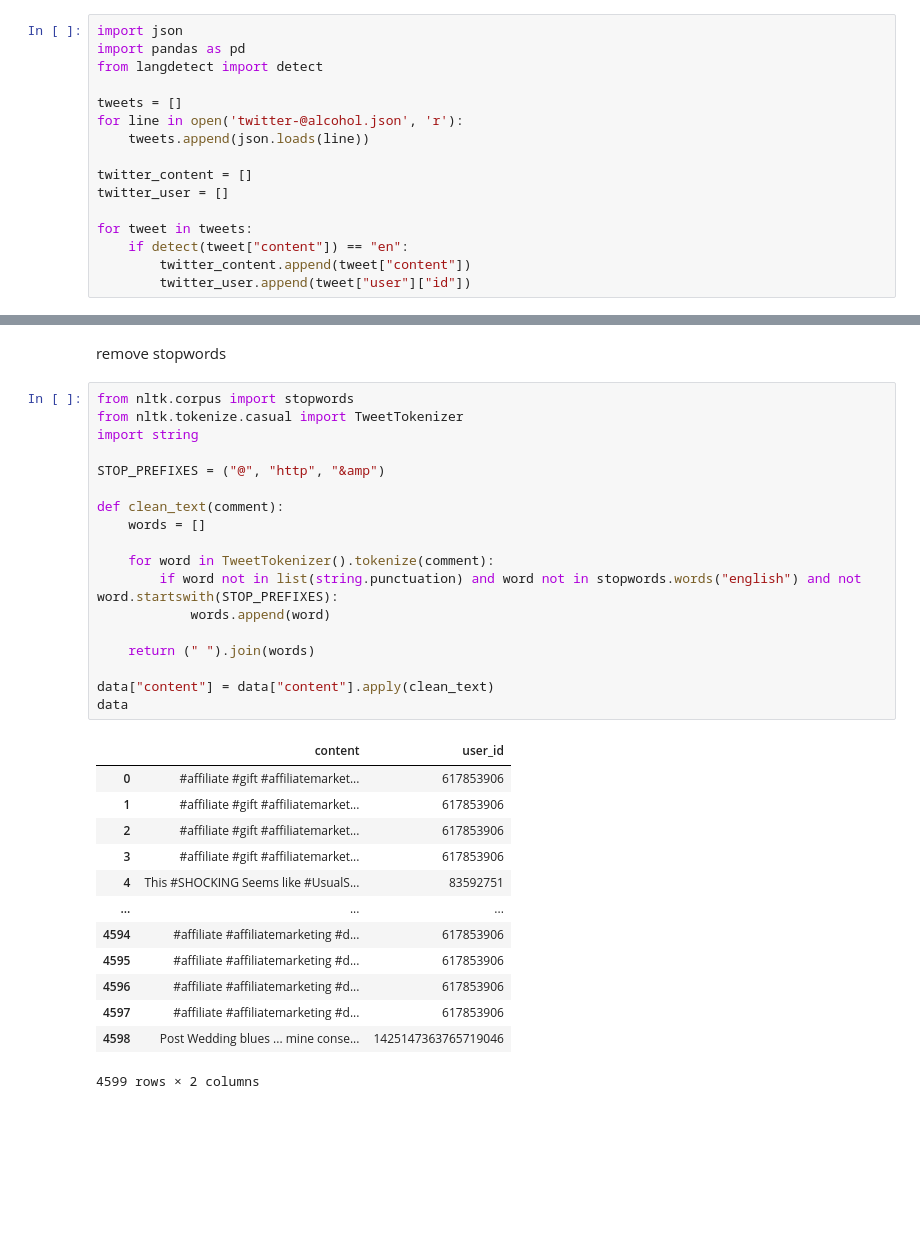
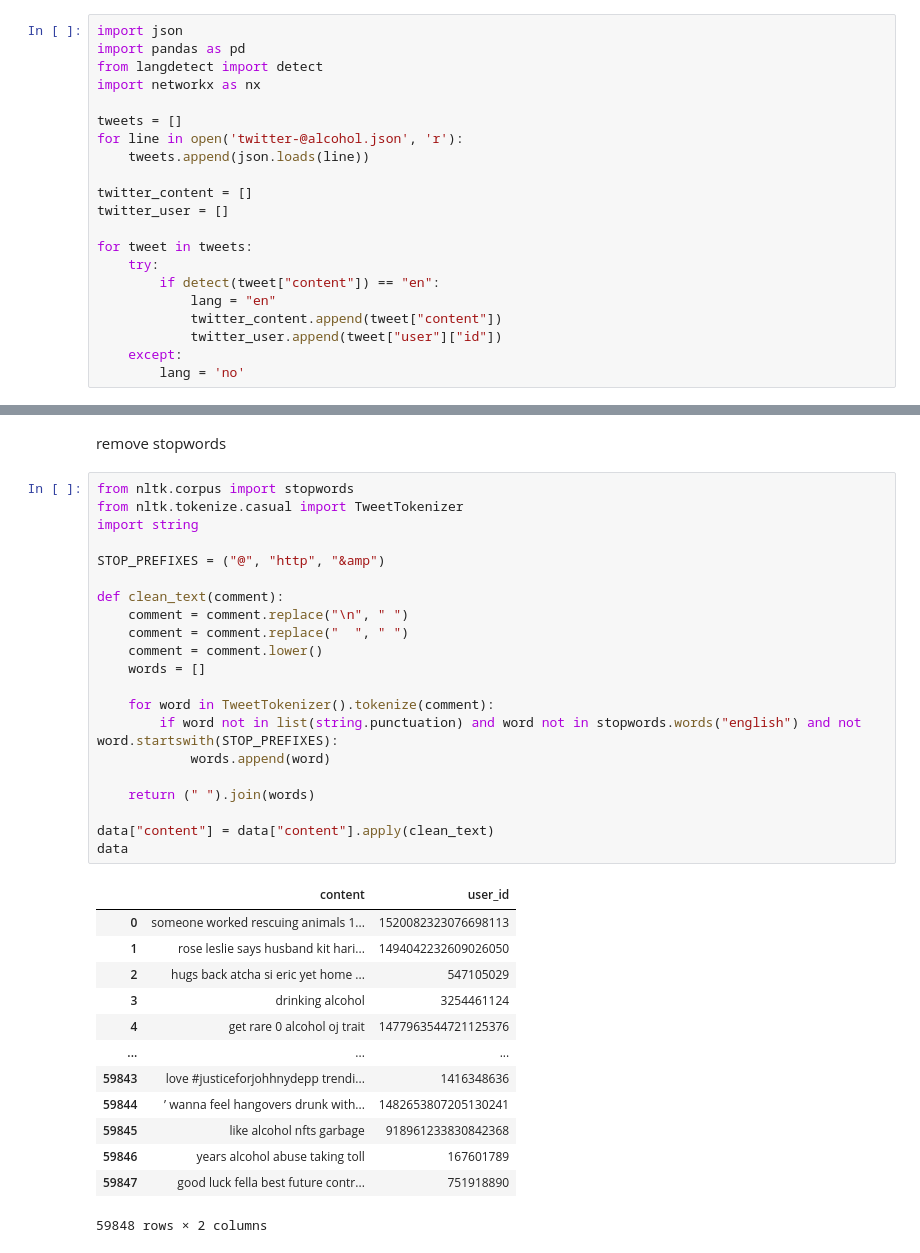
Before and after one commit to Coco-Jiachen-Yu/replication-materials-Coco-Jiachen-Yu, a Jupyter notebook: Analysis_Twitter.ipynb, the cells around one changed output, grey strips where cells are left out. Saved outputs shown, nothing was run; the diff lists cells and outputs as text; blank space fills up the shorter version.

```diff
--- a/Analysis_Twitter.ipynb
+++ b/Analysis_Twitter.ipynb
@@ -4,6 +4,7 @@
 import json
 import pandas as pd
 from langdetect import detect
+import networkx as nx
 
 tweets = []
 for line in open('twitter-@alcohol.json', 'r'):
@@ -13,9 +14,13 @@ twitter_content = []
 twitter_user = []
 
 for tweet in tweets:
-    if detect(tweet["content"]) == "en":
-        twitter_content.append(tweet["content"])
-        twitter_user.append(tweet["user"]["id"])
+    try:
+        if detect(tweet["content"]) == "en":
+            lang = "en"
+            twitter_content.append(tweet["content"])
+            twitter_user.append(tweet["user"]["id"])
+    except:
+        lang = 'no'
 # %%
 data = pd.DataFrame()
 data["content"] = twitter_content
@@ -40,35 +45,38 @@ remove stopwords
 # %%
 from nltk.corpus import stopwords
 from nltk.tokenize.casual import TweetTokenizer
 import string
 
 STOP_PREFIXES = ("@", "http", "&amp")
 
 def clean_text(comment):
+    comment = comment.replace("\n", " ")
+    comment = comment.replace("  ", " ")
+    comment = comment.lower()
     words = []
 
     for word in TweetTokenizer().tokenize(comment):
         if word not in list(string.punctuation) and word not in stopwords.words("english") and not word.startswith(STOP_PREFIXES):
             words.append(word)
 
     return (" ").join(words)
 
 data["content"] = data["content"].apply(clean_text)
 data
 # %% [output]
 |  | content | user_id |
-| 0 | #affiliate #gift #affiliatemarket... | 617853906 |
-| 1 | #affiliate #gift #affiliatemarket... | 617853906 |
-| 2 | #affiliate #gift #affiliatemarket... | 617853906 |
-| 3 | #affiliate #gift #affiliatemarket... | 617853906 |
-| 4 | This #SHOCKING Seems like #UsualS... | 83592751 |
+| 0 | someone worked rescuing animals 1... | 1520082323076698113 |
+| 1 | rose leslie says husband kit hari... | 1494042232609026050 |
+| 2 | hugs back atcha si eric yet home ... | 547105029 |
+| 3 | drinking alcohol | 3254461124 |
+| 4 | get rare 0 alcohol oj trait | 1477963544721125376 |
 | ... | ... | ... |
-| 4594 | #affiliate #affiliatemarketing #d... | 617853906 |
-| 4595 | #affiliate #affiliatemarketing #d... | 617853906 |
-| 4596 | #affiliate #affiliatemarketing #d... | 617853906 |
-| 4597 | #affiliate #affiliatemarketing #d... | 617853906 |
-| 4598 | Post Wedding blues ... mine conse... | 1425147363765719046 |
+| 59843 | love #justiceforjohhnydepp trendi... | 1416348636 |
+| 59844 | ’ wanna feel hangovers drunk with... | 1482653807205130241 |
+| 59845 | like alcohol nfts garbage | 918961233830842368 |
+| 59846 | years alcohol abuse taking toll | 167601789 |
+| 59847 | good luck fella best future contr... | 751918890 |
-4599 rows × 2 columns
+59848 rows × 2 columns
 # %%
 from wordcloud import WordCloud
 import matplotlib.pyplot as plt
```
Also changed, not shown: parts of 7 cells of this notebook, 2 other files.
